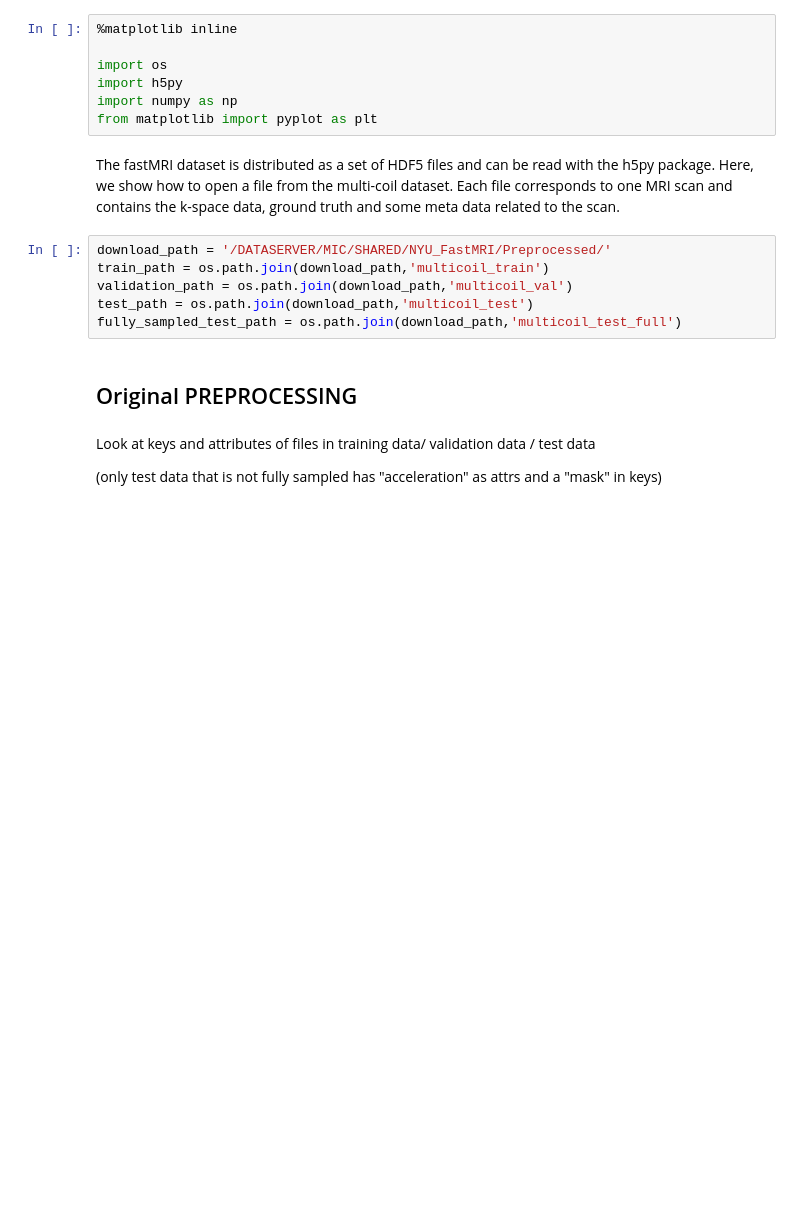
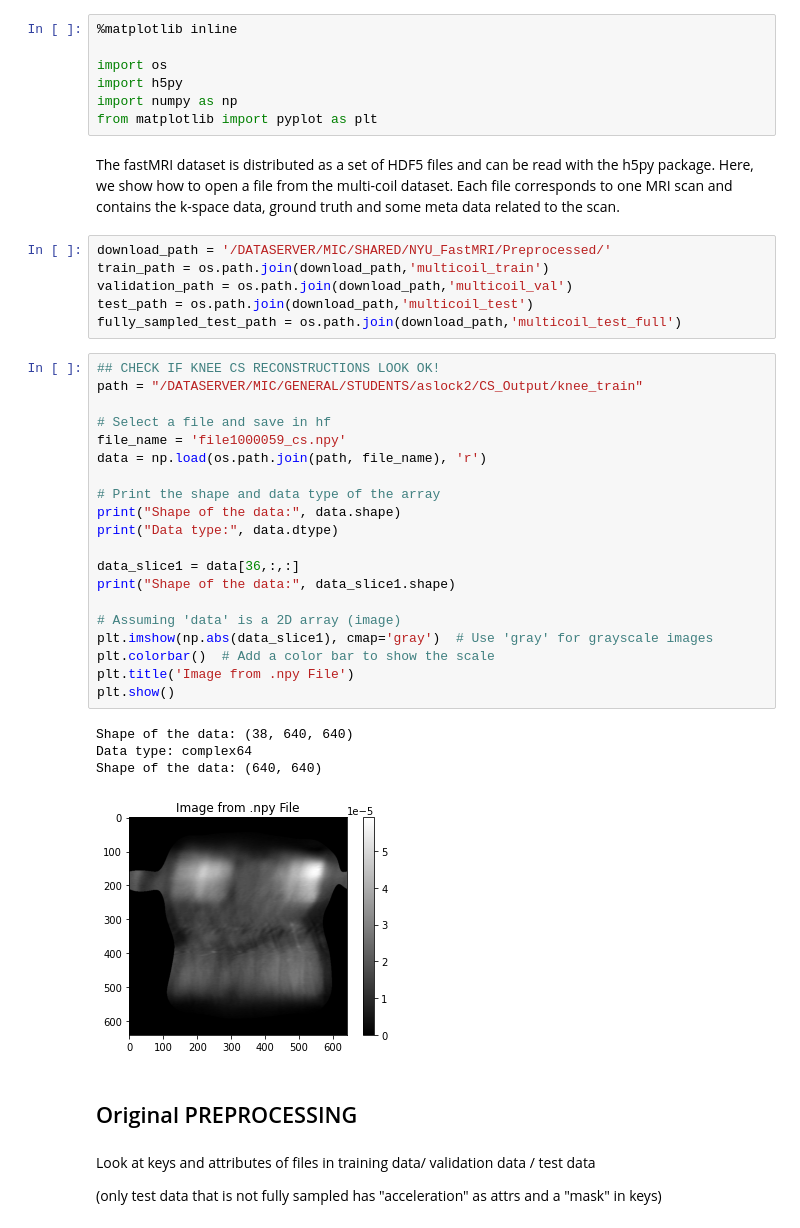
Before and after one commit to AlexSlock/fastMRI-hybrid-modelling, a Jupyter notebook: CSUNet/PreprocessingCode/preprocessing_tests.ipynb, the cells around one changed output. Saved outputs shown, nothing was run; the diff lists cells and outputs as text; blank space fills up the shorter version.

```diff
--- a/CSUNet/PreprocessingCode/preprocessing_tests.ipynb
+++ b/CSUNet/PreprocessingCode/preprocessing_tests.ipynb
@@ -13,6 +13,31 @@ train_path = os.path.join(download_path,'multicoil_train')
 validation_path = os.path.join(download_path,'multicoil_val')
 test_path = os.path.join(download_path,'multicoil_test')
 fully_sampled_test_path = os.path.join(download_path,'multicoil_test_full')
+# %%
+## CHECK IF KNEE CS RECONSTRUCTIONS LOOK OK!
+path = "/DATASERVER/MIC/GENERAL/STUDENTS/aslock2/CS_Output/knee_train"
+
+# Select a file and save in hf
+file_name = 'file1000059_cs.npy'
+data = np.load(os.path.join(path, file_name), 'r')
+
+# Print the shape and data type of the array
+print("Shape of the data:", data.shape)
+print("Data type:", data.dtype)
+
+data_slice1 = data[36,:,:]
+print("Shape of the data:", data_slice1.shape)
+
+# Assuming 'data' is a 2D array (image)
+plt.imshow(np.abs(data_slice1), cmap='gray')  # Use 'gray' for grayscale images
+plt.colorbar()  # Add a color bar to show the scale
+plt.title('Image from .npy File')
+plt.show()
+# %% [output]
+Shape of the data: (38, 640, 640)
+Data type: complex64
+Shape of the data: (640, 640)
+[figure, added]
 # %% [markdown]
 ## Original PREPROCESSING
 # %% [markdown]
```
Also changed, not shown: 1 other file.
